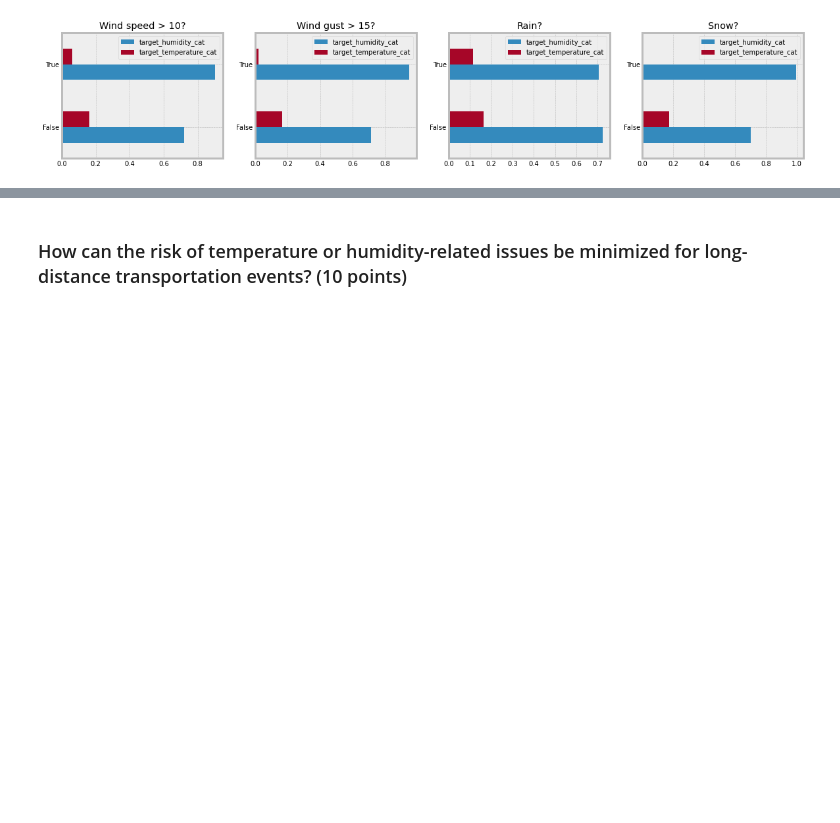
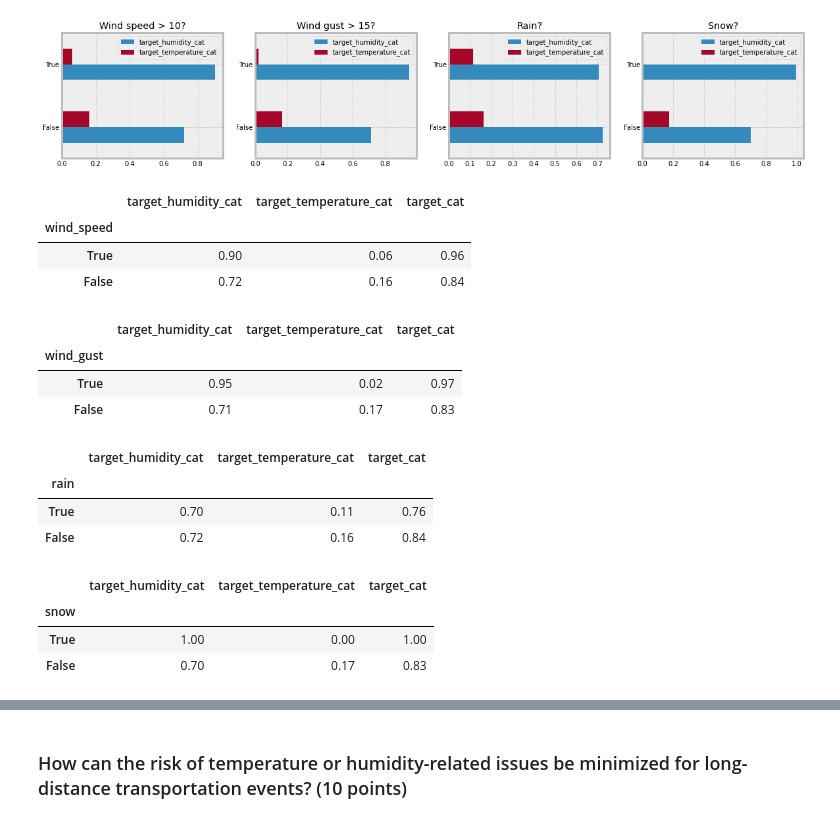
Before and after one commit to abessalov/Ocean_Transportation, a Jupyter notebook: 2_statistics.ipynb, the cells around one changed output, grey strips where cells are left out. Saved outputs shown, nothing was run; the diff lists cells and outputs as text; code cells hidden in the pictures; blank space fills up the shorter version.

```diff
--- a/2_statistics.ipynb
+++ b/2_statistics.ipynb
@@ -191,0 +192,21 @@ _ = df3.plot(ax = ax[i], kind = 'barh', ylabel = '', title = 'Snow?', legend = T
+# %%
+for feat in feats_spec:
+    df3 = df2.groupby(feat)[feats_trg2].agg(np.mean).sort_index(ascending = False)
+    display(df3)
+# %% [output]
+|  | target_humidity_cat | target_temperature_cat | target_cat |
+| wind_speed |  |  |  |
+| True | 0.90 | 0.06 | 0.96 |
+| False | 0.72 | 0.16 | 0.84 |
+|  | target_humidity_cat | target_temperature_cat | target_cat |
+| wind_gust |  |  |  |
+| True | 0.95 | 0.02 | 0.97 |
+| False | 0.71 | 0.17 | 0.83 |
+|  | target_humidity_cat | target_temperature_cat | target_cat |
+| rain |  |  |  |
+| True | 0.70 | 0.11 | 0.76 |
+| False | 0.72 | 0.16 | 0.84 |
+|  | target_humidity_cat | target_temperature_cat | target_cat |
+| snow |  |  |  |
+| True | 1.00 | 0.00 | 1.00 |
+| False | 0.70 | 0.17 | 0.83 |
```
Also changed, not shown: parts of 4 cells of this notebook, 1 other file.
